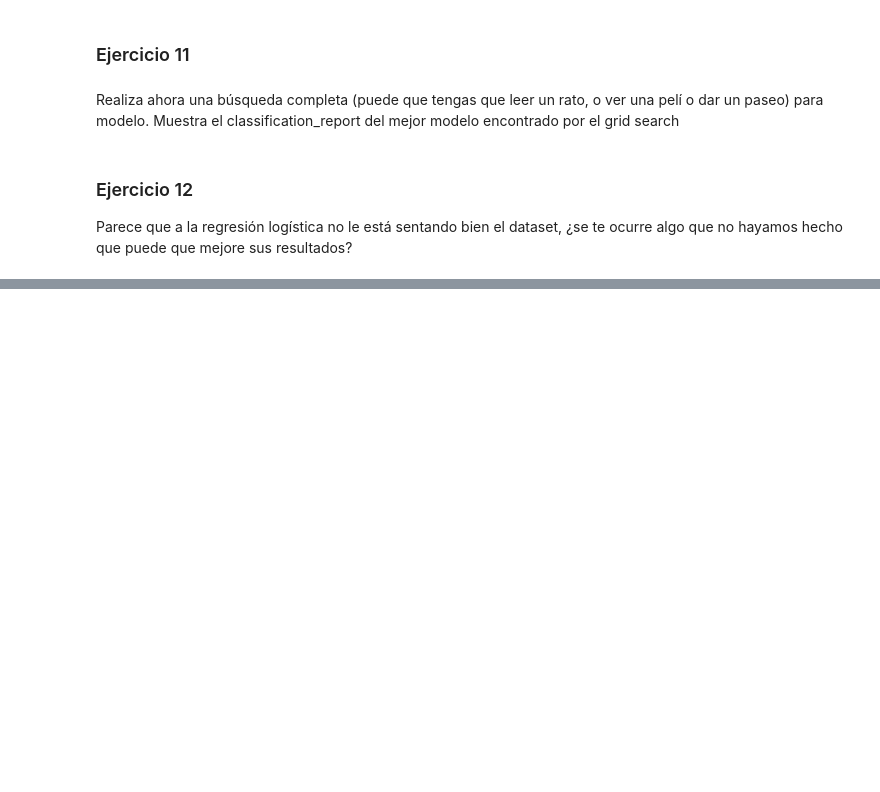
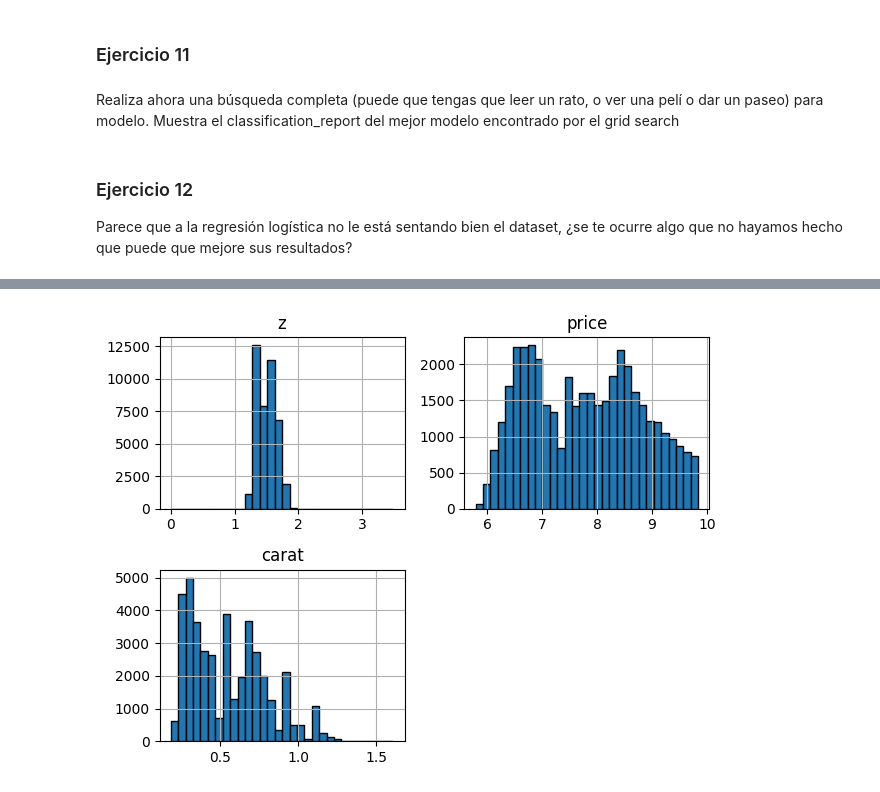
Before and after one commit to MHHsim/DS-Online-Marta-Harana, a Jupyter notebook: 04_Machine_Learning/Sprint_11/Unidad_01_ML_Supervisado_Arboles_de_Decision/02_Ejercicios_Workout/15_Ejercicios_Hiperparametros.ipynb, the cells around one changed output, grey strips where cells are left out. Drawn from its saved outputs; the diff is of its cells as text; code cells hidden in the pictures; blank space fills up the shorter version.

```diff
--- a/04_Machine_Learning/Sprint_11/Unidad_01_ML_Supervisado_Arboles_de_Decision/02_Ejercicios_Workout/15_Ejercicios_Hiperparametros.ipynb
+++ b/04_Machine_Learning/Sprint_11/Unidad_01_ML_Supervisado_Arboles_de_Decision/02_Ejercicios_Workout/15_Ejercicios_Hiperparametros.ipynb
@@ -157,3 +188,6 @@ Separa el dataset en train y test. Y haz una lista con las posibles features cat
+# %%
+features_cat_diamonds = ["color", "clarity"]
+features_num_diamonds = ["carat", "depth", "table", "price", "x", "y", "z"]
 # %% [markdown]
 ### Ejercicio 5
 
@@ -168,0 +233,4 @@ Instancia una regresión logística y un árbol de decisión para clasificación
+# %%
+# Para comprobar la profundidad del árbol
+tree_clf.fit(X_train, y_train)
+tree_clf.get_depth()
@@ -188,0 +433,11 @@ Parece que a la regresión logística no le está sentando bien el dataset, ¿se
+# %%
+features_transform = ["z", "price", "carat"]
+
+for feature in features_transform:
+    X_train[feature] = X_train[feature].apply(np.log1p)
+
+X_train[features_transform].hist(bins=30, edgecolor='black')
+plt.tight_layout()
+plt.show()
+# %% [output]
+[figure, added]
```
Also changed, not shown: parts of 23 cells of this notebook, 4 other files.
